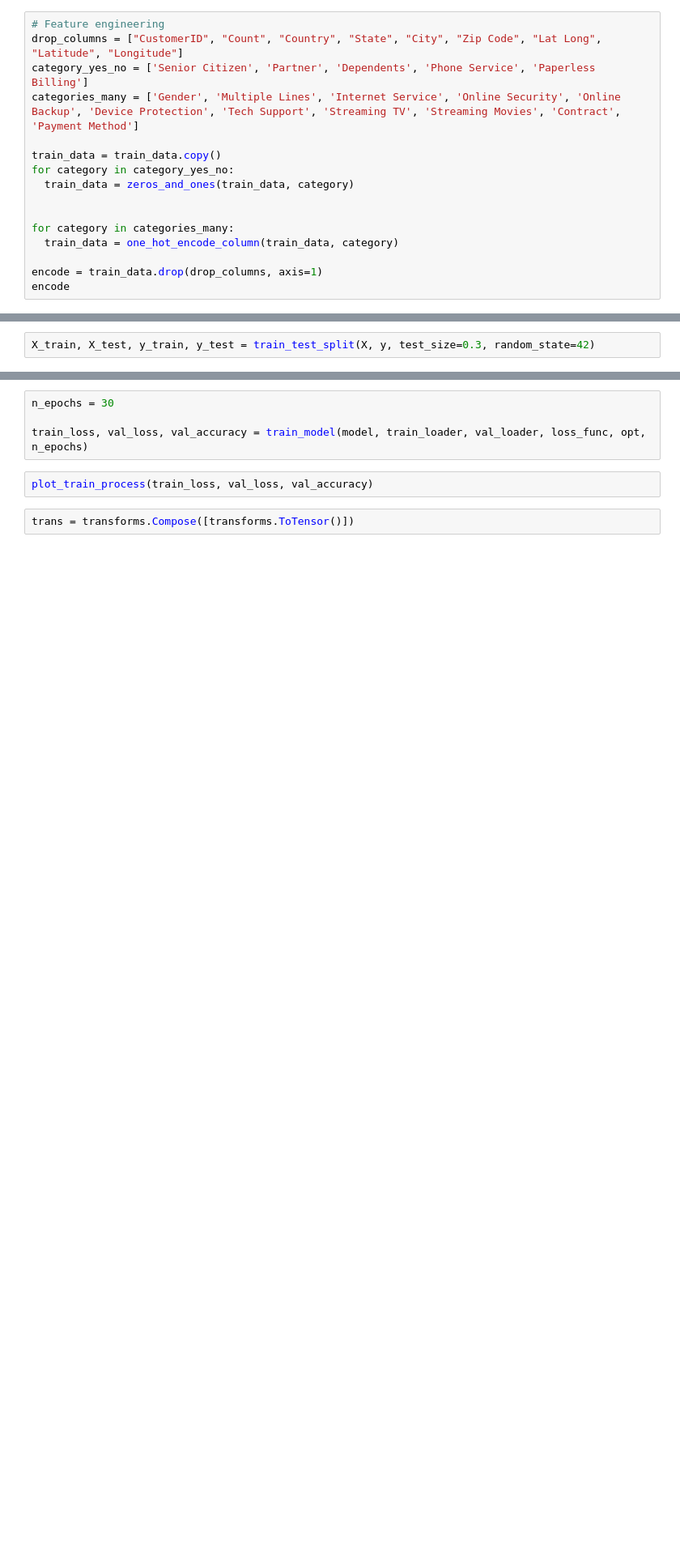
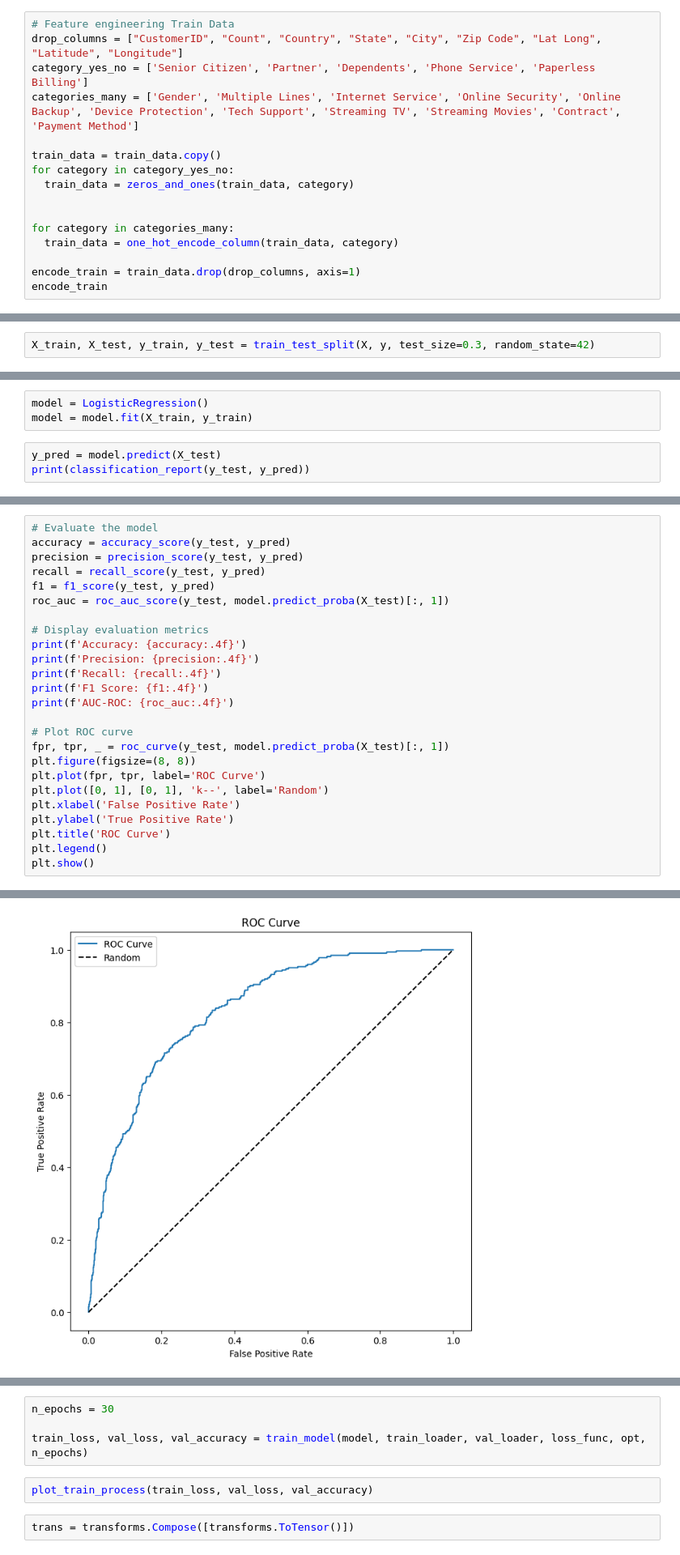
Before and after one commit to GeeK1224/cau_ml_project, a Jupyter notebook: cau_ml_project_model.ipynb, the cells around one changed output, grey strips where cells are left out. Shown at 81% size. Drawn from its saved outputs; the diff is of its cells as text; blank space fills up the shorter version.

```diff
--- a/cau_ml_project_model.ipynb
+++ b/cau_ml_project_model.ipynb
@@ -82,5 +109,5 @@ def zeros_and_ones(dataframe, column_name):
 # %%
-# Feature engineering
+# Feature engineering Train Data
 drop_columns = ["CustomerID", "Count", "Country", "State", "City", "Zip Code", "Lat Long", "Latitude", "Longitude"]
 category_yes_no = ['Senior Citizen', 'Partner', 'Dependents', 'Phone Service', 'Paperless Billing']
 categories_many = ['Gender', 'Multiple Lines', 'Internet Service', 'Online Security', 'Online Backup', 'Device Protection', 'Tech Support', 'Streaming TV', 'Streaming Movies', 'Contract', 'Payment Method']
@@ -93,8 +120,8 @@ for category in category_yes_no:
 for category in categories_many:
   train_data = one_hot_encode_column(train_data, category)
 
-encode = train_data.drop(drop_columns, axis=1)
-encode
+encode_train = train_data.drop(drop_columns, axis=1)
+encode_train
 # %% [output]
 |  | Senior Citizen | Partner | Dependents | Tenure Months | Phone Service | Paperless Billing | Monthly Charges | ... |
 | 0 | 0 | 0 | 1 | 21 | 1 | 0 | 80.35 | ... |
@@ -139,0 +286,6 @@ X_train, X_test, y_train, y_test = train_test_split(X, y, test_size=0.3, random_
+# %%
+model = LogisticRegression()
+model = model.fit(X_train, y_train)
+# %%
+y_pred = model.predict(X_test)
+print(classification_report(y_test, y_pred))
@@ -139,0 +301,26 @@ X_train, X_test, y_train, y_test = train_test_split(X, y, test_size=0.3, random_
+# %%
+# Evaluate the model
+accuracy = accuracy_score(y_test, y_pred)
+precision = precision_score(y_test, y_pred)
+recall = recall_score(y_test, y_pred)
+f1 = f1_score(y_test, y_pred)
+roc_auc = roc_auc_score(y_test, model.predict_proba(X_test)[:, 1])
+
+# Display evaluation metrics
+print(f'Accuracy: {accuracy:.4f}')
+print(f'Precision: {precision:.4f}')
+print(f'Recall: {recall:.4f}')
+print(f'F1 Score: {f1:.4f}')
+print(f'AUC-ROC: {roc_auc:.4f}')
+
+# Plot ROC curve
+fpr, tpr, _ = roc_curve(y_test, model.predict_proba(X_test)[:, 1])
+plt.figure(figsize=(8, 8))
+plt.plot(fpr, tpr, label='ROC Curve')
+plt.plot([0, 1], [0, 1], 'k--', label='Random')
+plt.xlabel('False Positive Rate')
+plt.ylabel('True Positive Rate')
+plt.title('ROC Curve')
+plt.legend()
+plt.show()
+# %% [output]
@@ -139,0 +332 @@ X_train, X_test, y_train, y_test = train_test_split(X, y, test_size=0.3, random_
+[figure, added]
```
Also changed, not shown: parts of 32 cells of this notebook.
